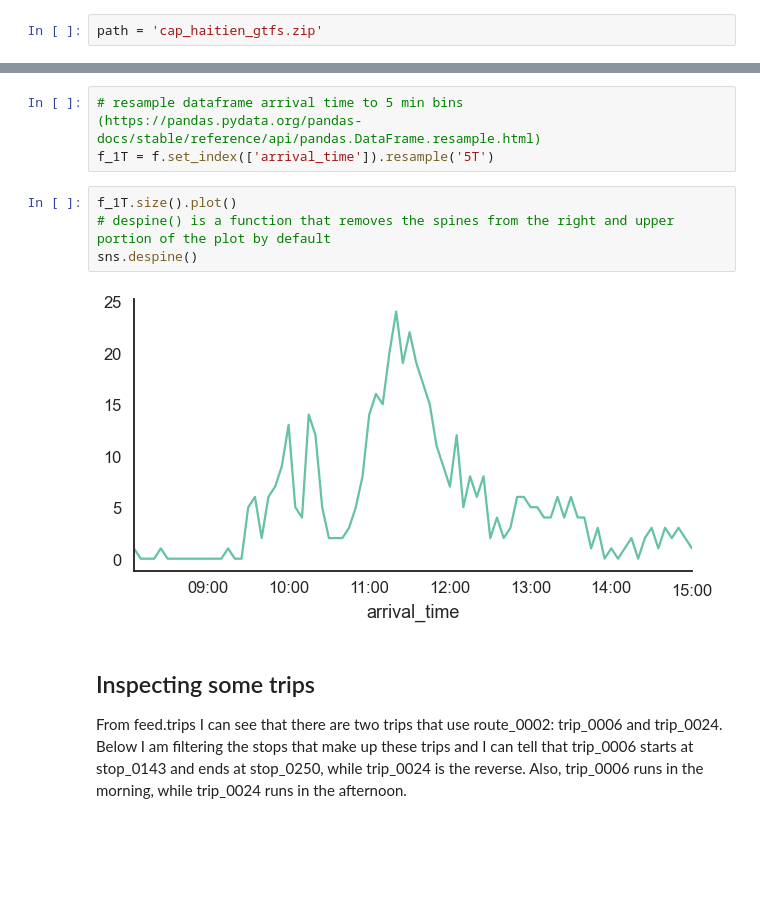
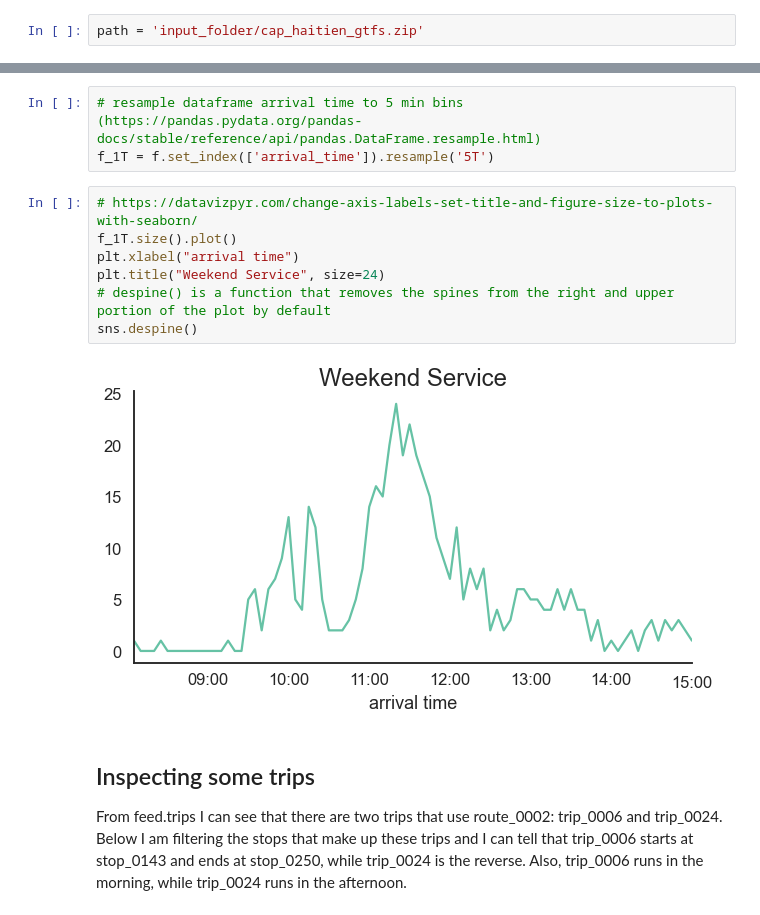
Before and after one commit to worldbank/GOST_PublicGoods, a Jupyter notebook: Implementations/GTFS_accessibility_analysis_Cap_Haitien_Haiti/Preprocessing_step_exploring_partridge.ipynb, the cells around one changed output, grey strips where cells are left out. Drawn from its saved outputs; the diff is of its cells as text; blank space fills up the shorter version.

```diff
--- a/Implementations/GTFS_accessibility_analysis_Cap_Haitien_Haiti/Preprocessing_step_exploring_partridge.ipynb
+++ b/Implementations/GTFS_accessibility_analysis_Cap_Haitien_Haiti/Preprocessing_step_exploring_partridge.ipynb
@@ -17,7 +17,7 @@ import os, sys
 sys.path.append(r"C:\repos\peartree")
 import peartree as pt
 # %%
-path = 'cap_haitien_gtfs.zip'
+path = 'input_folder/cap_haitien_gtfs.zip'
 # %% [markdown]
 # Inspect how many services there are
 # %%
@@ -242,11 +242,14 @@ sns.set_palette('Set2', 10)
 # resample dataframe arrival time to 5 min bins (https://pandas.pydata.org/pandas-docs/stable/reference/api/pandas.DataFrame.resample.html)
 f_1T = f.set_index(['arrival_time']).resample('5T')
 # %%
+# https://datavizpyr.com/change-axis-labels-set-title-and-figure-size-to-plots-with-seaborn/
 f_1T.size().plot()
+plt.xlabel("arrival time")
+plt.title("Weekend Service", size=24)
 # despine() is a function that removes the spines from the right and upper portion of the plot by default
 sns.despine()
 # %% [output]
-[figure, old version]
+[figure, new version]
 # %% [markdown]
 ## Inspecting some trips
 From feed.trips I can see that there are two trips that use route_0002: trip_0006 and trip_0024. Below I am filtering the stops that make up these trips and I can tell that trip_0006 starts at stop_0143 and ends at stop_0250, while trip_0024 is the reverse. Also, trip_0006 runs in the morning, while trip_0024 runs in the afternoon.
```
Also changed, not shown: parts of 3 cells of this notebook, 1 other file.
